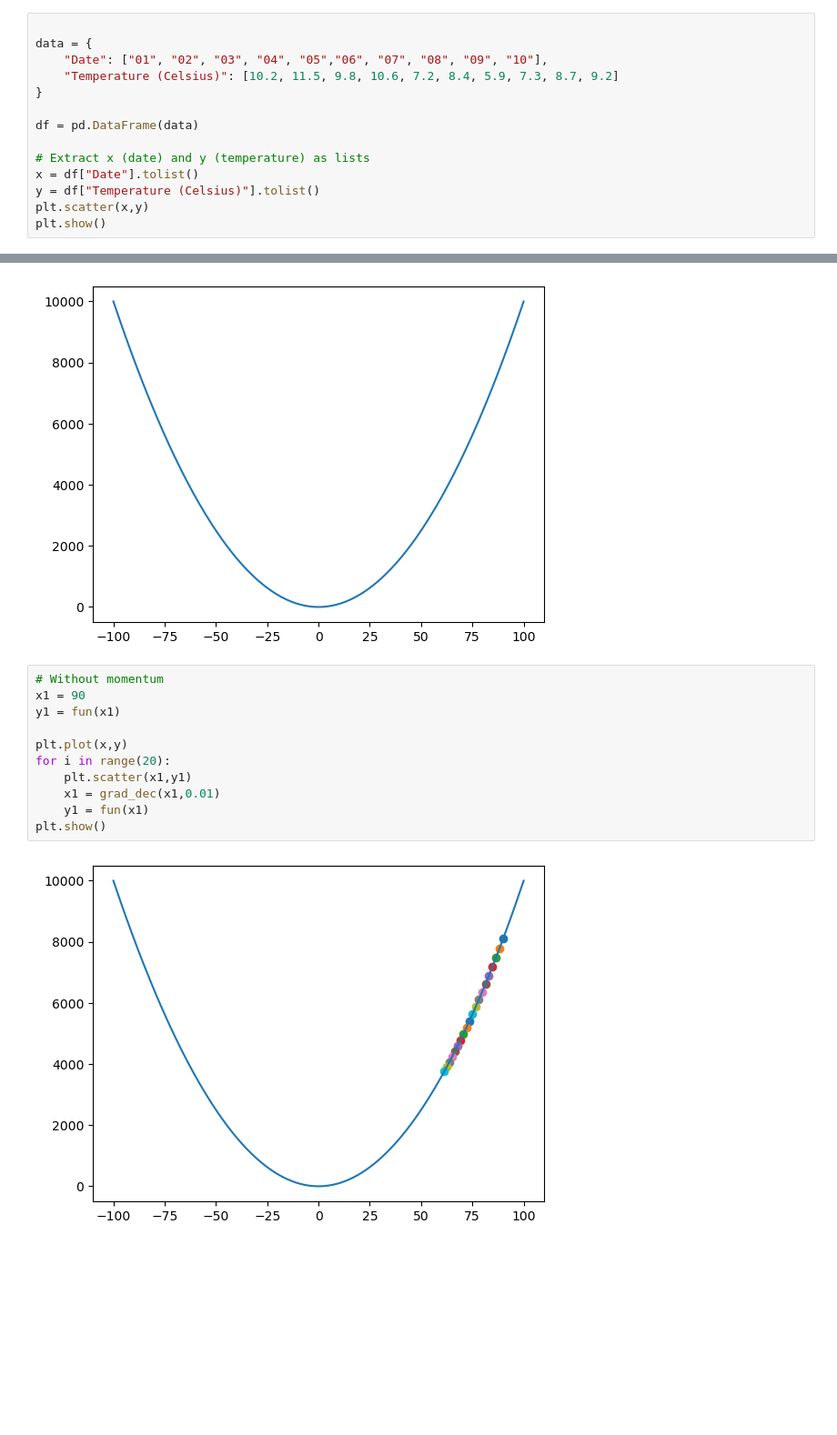
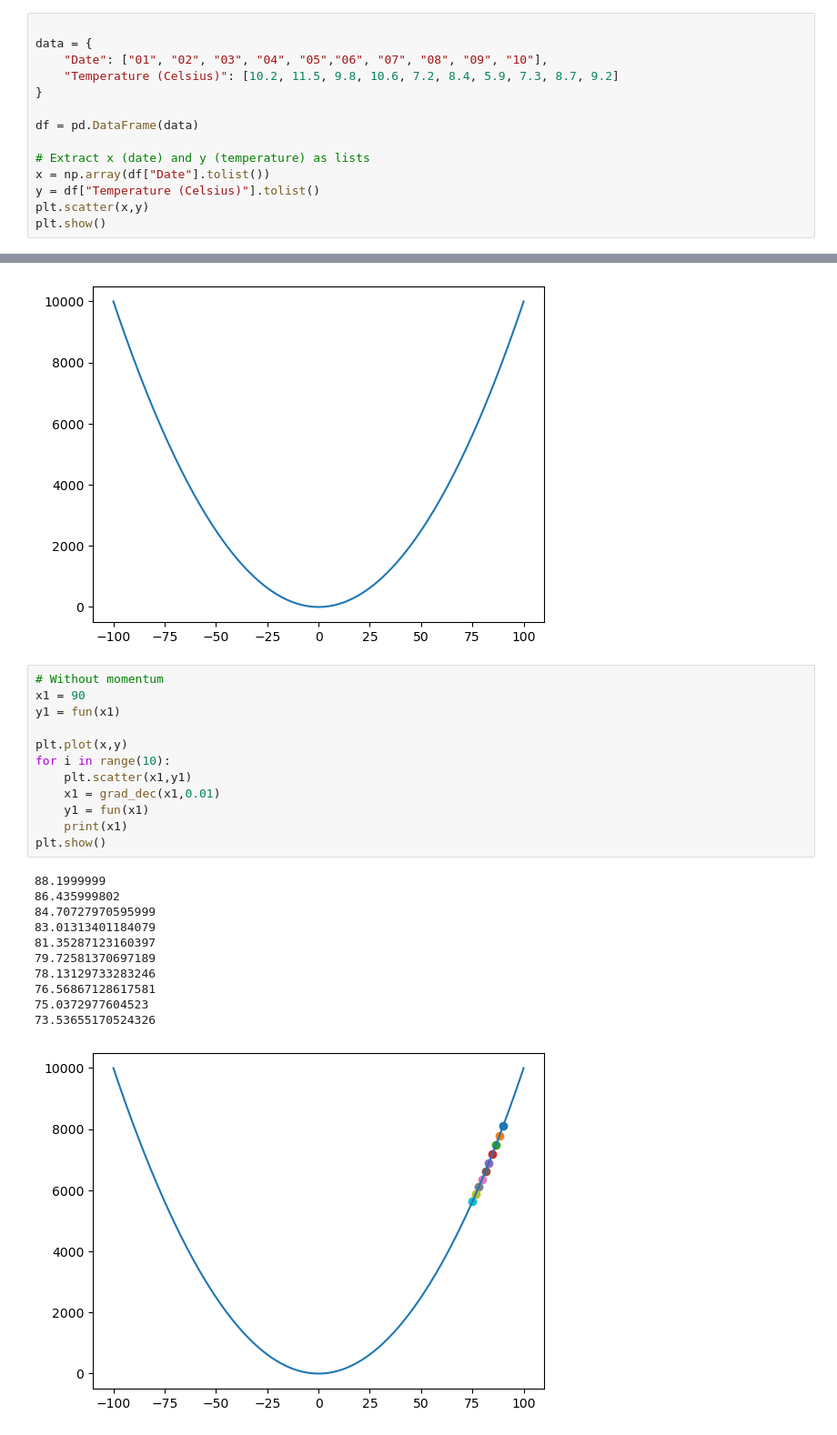
Before and after one commit to Jithendiran/mlTask, a Jupyter notebook: docs/gradient/Momentum.ipynb, the cells around one changed output, grey strips where cells are left out. Shown: that part at 91% size. Saved outputs shown, nothing was run; the diff lists cells and outputs as text; blank space fills up the shorter version.

```diff
--- a/docs/gradient/Momentum.ipynb
+++ b/docs/gradient/Momentum.ipynb
@@ -23,7 +23,7 @@ data = {
 df = pd.DataFrame(data)
 
 # Extract x (date) and y (temperature) as lists
-x = df["Date"].tolist()
+x = np.array(df["Date"].tolist())
 y = df["Temperature (Celsius)"].tolist()
 plt.scatter(x,y)
 plt.show()
@@ -141,13 +182,24 @@ plt.show()
 # %%
 # Without momentum
 x1 = 90
 y1 = fun(x1)
 
 plt.plot(x,y)
-for i in range(20):
+for i in range(10):
     plt.scatter(x1,y1)
     x1 = grad_dec(x1,0.01)
     y1 = fun(x1)
+    print(x1)
 plt.show()
 # %% [output]
+88.1999999
+86.435999802
+84.70727970595999
+83.01313401184079
+81.35287123160397
+79.72581370697189
+78.13129733283246
+76.56867128617581
+75.0372977604523
+73.53655170524326
-[figure, old version]
+[figure, new version]
```
Also changed, not shown: parts of 10 cells of this notebook.
